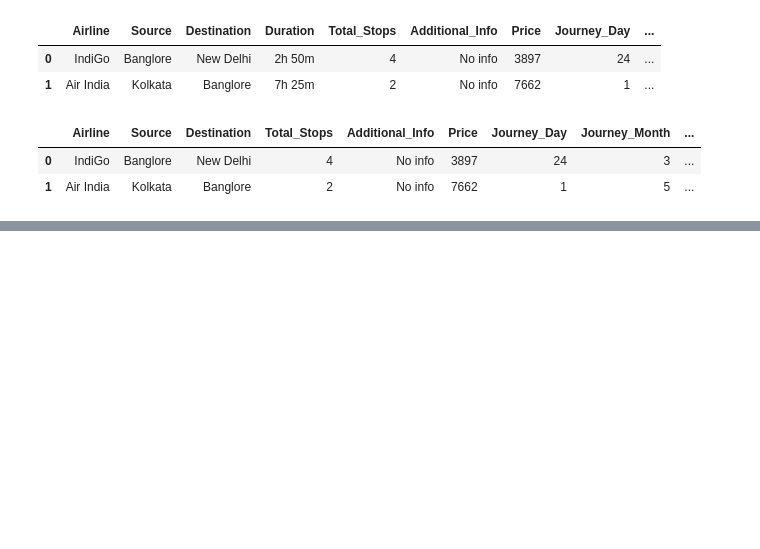
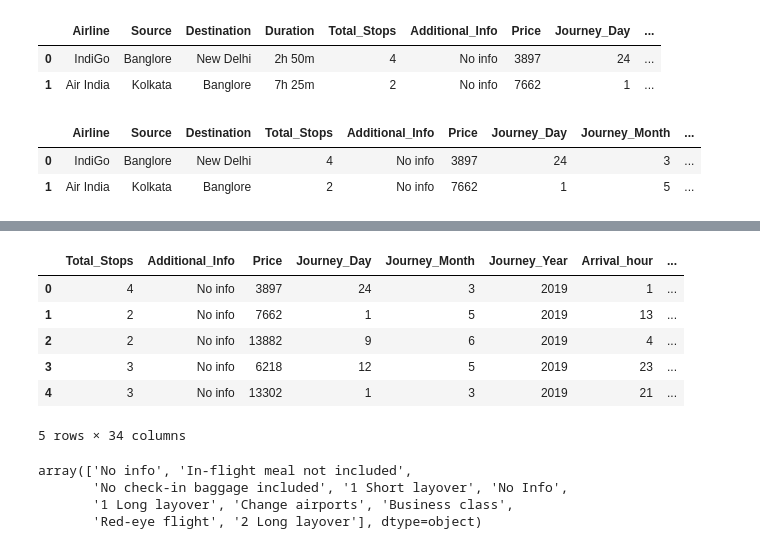
Before and after one commit to ShouravRakshit/Data-Learning, a Jupyter notebook: data_analysis/EDA/flight-price.ipynb, the cells around one changed output, grey strips where cells are left out. Cells and saved outputs as stored; diff of their text form; code cells hidden in the pictures; blank space fills up the shorter version.

Commit message:
finished eda for flight-price dataset.

```diff
--- a/data_analysis/EDA/flight-price.ipynb
+++ b/data_analysis/EDA/flight-price.ipynb
@@ -292,0 +340,4 @@ df.head(2)
+# %%
+# add the encoded columns to the original dataframe
+df = pd.concat([df, pd.DataFrame(encoder.fit_transform(df[['Airline', 'Source', 'Destination']]).toarray(), columns=encoder.get_feature_names_out())], axis=1)
+df.head(2)
@@ -292,0 +349,20 @@ df.head(2)
+# %%
+# Drop Airline, Source, Destination columns as they are now encoded
+df.drop(['Airline', 'Source', 'Destination'], axis=1, inplace=True)
+# %%
+df.head()
+# %% [output]
+|  | Total_Stops | Additional_Info | Price | Journey_Day | Journey_Month | Journey_Year | Arrival_hour | ... |
+| 0 | 4 | No info | 3897 | 24 | 3 | 2019 | 1 | ... |
+| 1 | 2 | No info | 7662 | 1 | 5 | 2019 | 13 | ... |
+| 2 | 2 | No info | 13882 | 9 | 6 | 2019 | 4 | ... |
+| 3 | 3 | No info | 6218 | 12 | 5 | 2019 | 23 | ... |
+| 4 | 3 | No info | 13302 | 1 | 3 | 2019 | 21 | ... |
+5 rows × 34 columns
+# %%
+df['Additional_Info'].unique()
+# %% [output]
+array(['No info', 'In-flight meal not included',
+       'No check-in baggage included', '1 Short layover', 'No Info',
+       '1 Long layover', 'Change airports', 'Business class',
+       'Red-eye flight', '2 Long layover'], dtype=object)
```
Also changed, not shown: parts of 10 cells of this notebook.
